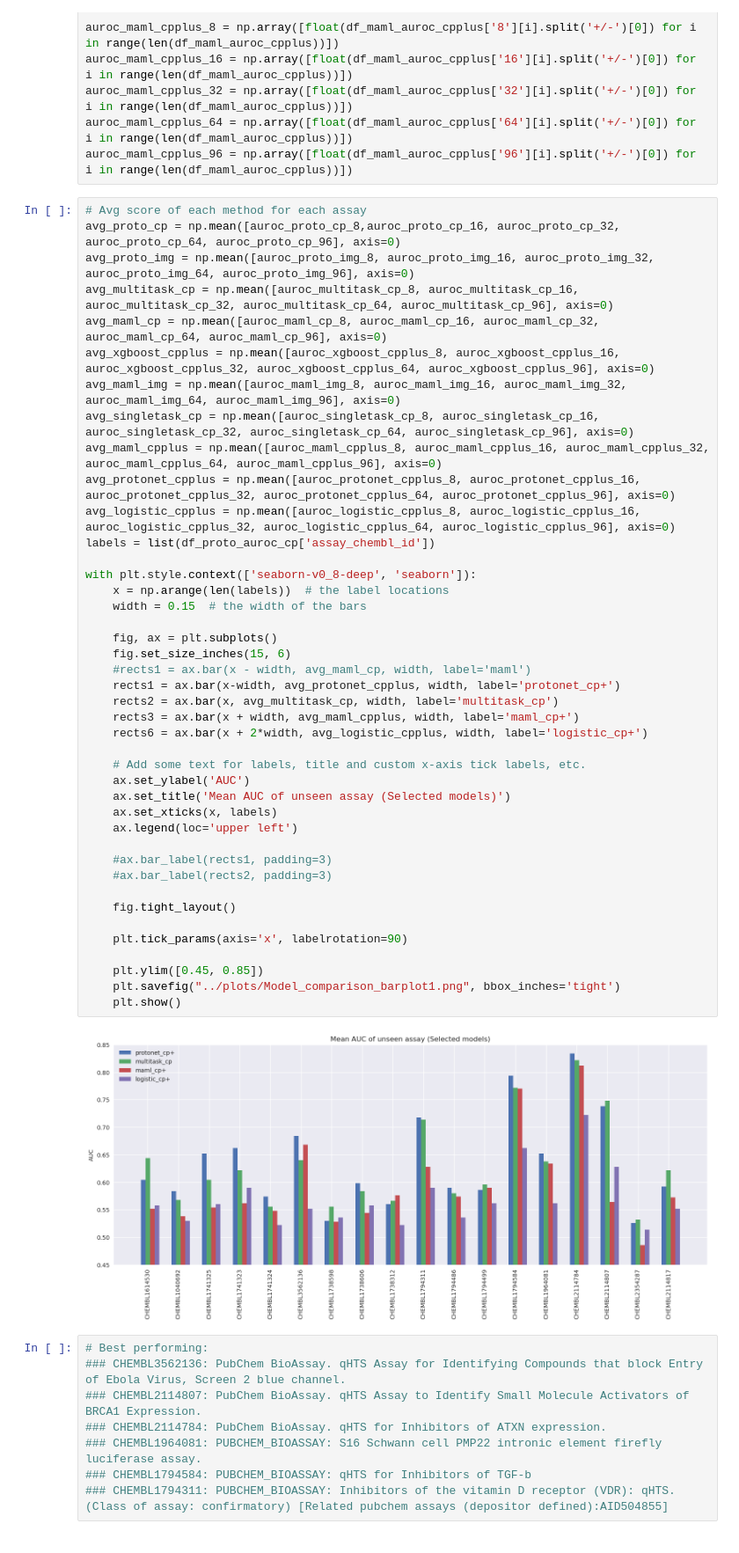
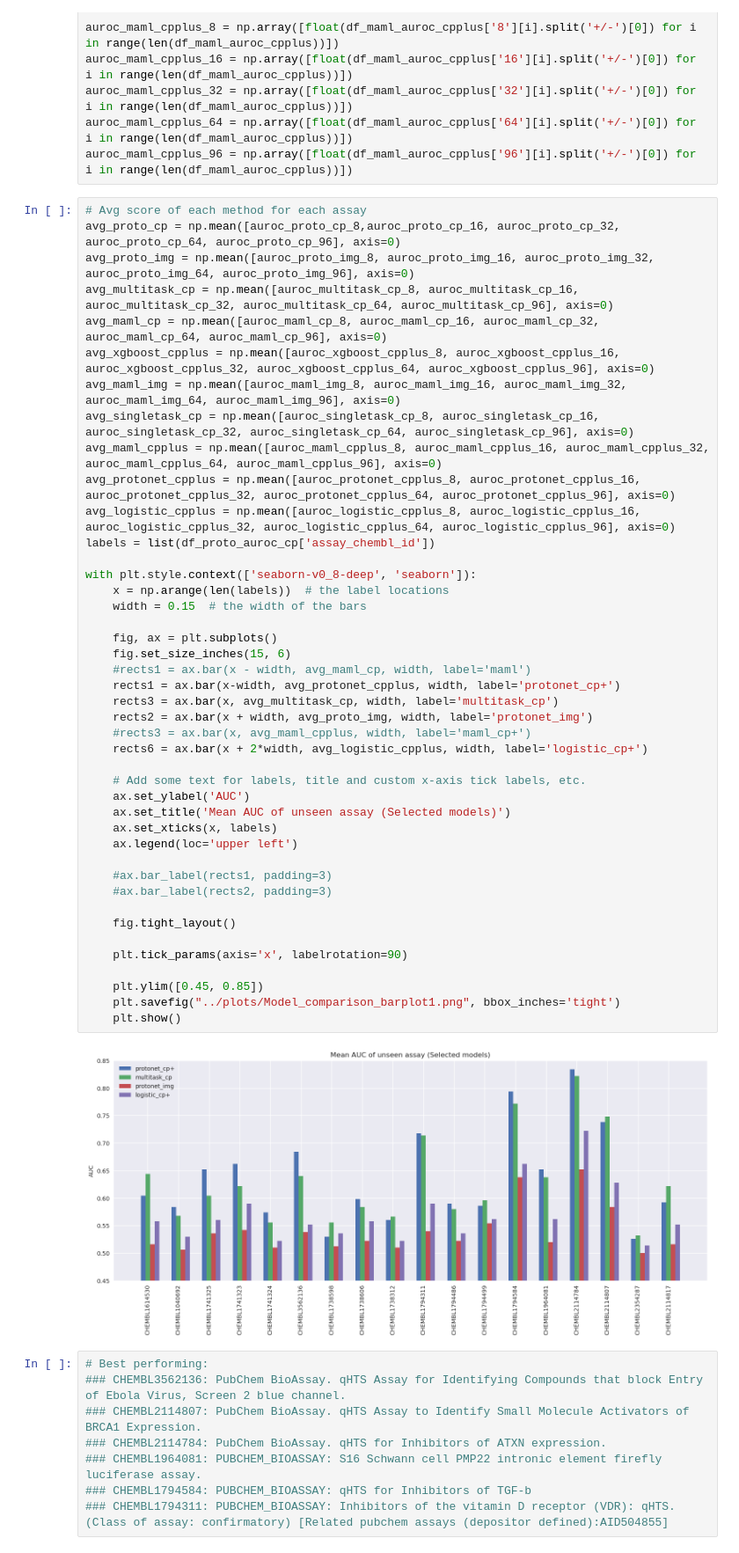
Before and after one commit to son-ha-264/FSL_CP, a Jupyter notebook: result/notebook/model_comparison_auroc.ipynb, the cells around one changed output. Shown: that part at 88% size. Cells and saved outputs as stored; diff of their text form.

```diff
--- a/result/notebook/model_comparison_auroc.ipynb
+++ b/result/notebook/model_comparison_auroc.ipynb
@@ -96,36 +96,37 @@ avg_protonet_cpplus = np.mean([auroc_protonet_cpplus_8, auroc_protonet_cpplus_16
 avg_logistic_cpplus = np.mean([auroc_logistic_cpplus_8, auroc_logistic_cpplus_16, auroc_logistic_cpplus_32, auroc_logistic_cpplus_64, auroc_logistic_cpplus_96], axis=0)
 labels = list(df_proto_auroc_cp['assay_chembl_id'])
 
 with plt.style.context(['seaborn-v0_8-deep', 'seaborn']):
     x = np.arange(len(labels))  # the label locations
     width = 0.15  # the width of the bars
 
     fig, ax = plt.subplots()
     fig.set_size_inches(15, 6)
     #rects1 = ax.bar(x - width, avg_maml_cp, width, label='maml')
     rects1 = ax.bar(x-width, avg_protonet_cpplus, width, label='protonet_cp+')
-    rects2 = ax.bar(x, avg_multitask_cp, width, label='multitask_cp')
-    rects3 = ax.bar(x + width, avg_maml_cpplus, width, label='maml_cp+')
+    rects3 = ax.bar(x, avg_multitask_cp, width, label='multitask_cp')
+    rects2 = ax.bar(x + width, avg_proto_img, width, label='protonet_img')
+    #rects3 = ax.bar(x, avg_maml_cpplus, width, label='maml_cp+')
     rects6 = ax.bar(x + 2*width, avg_logistic_cpplus, width, label='logistic_cp+')
 
     # Add some text for labels, title and custom x-axis tick labels, etc.
     ax.set_ylabel('AUC')
     ax.set_title('Mean AUC of unseen assay (Selected models)')
     ax.set_xticks(x, labels)
     ax.legend(loc='upper left')
 
     #ax.bar_label(rects1, padding=3)
     #ax.bar_label(rects2, padding=3)
 
     fig.tight_layout()
 
     plt.tick_params(axis='x', labelrotation=90)
 
     plt.ylim([0.45, 0.85])
     plt.savefig("../plots/Model_comparison_barplot1.png", bbox_inches='tight')
     plt.show()
 # %% [output]
-[figure, old version]
+[figure, new version]
 # %%
 # Best performing:
 ### CHEMBL3562136: PubChem BioAssay. qHTS Assay for Identifying Compounds that block Entry of Ebola Virus, Screen 2 blue channel.
```
Also changed, not shown: 1 other file.
